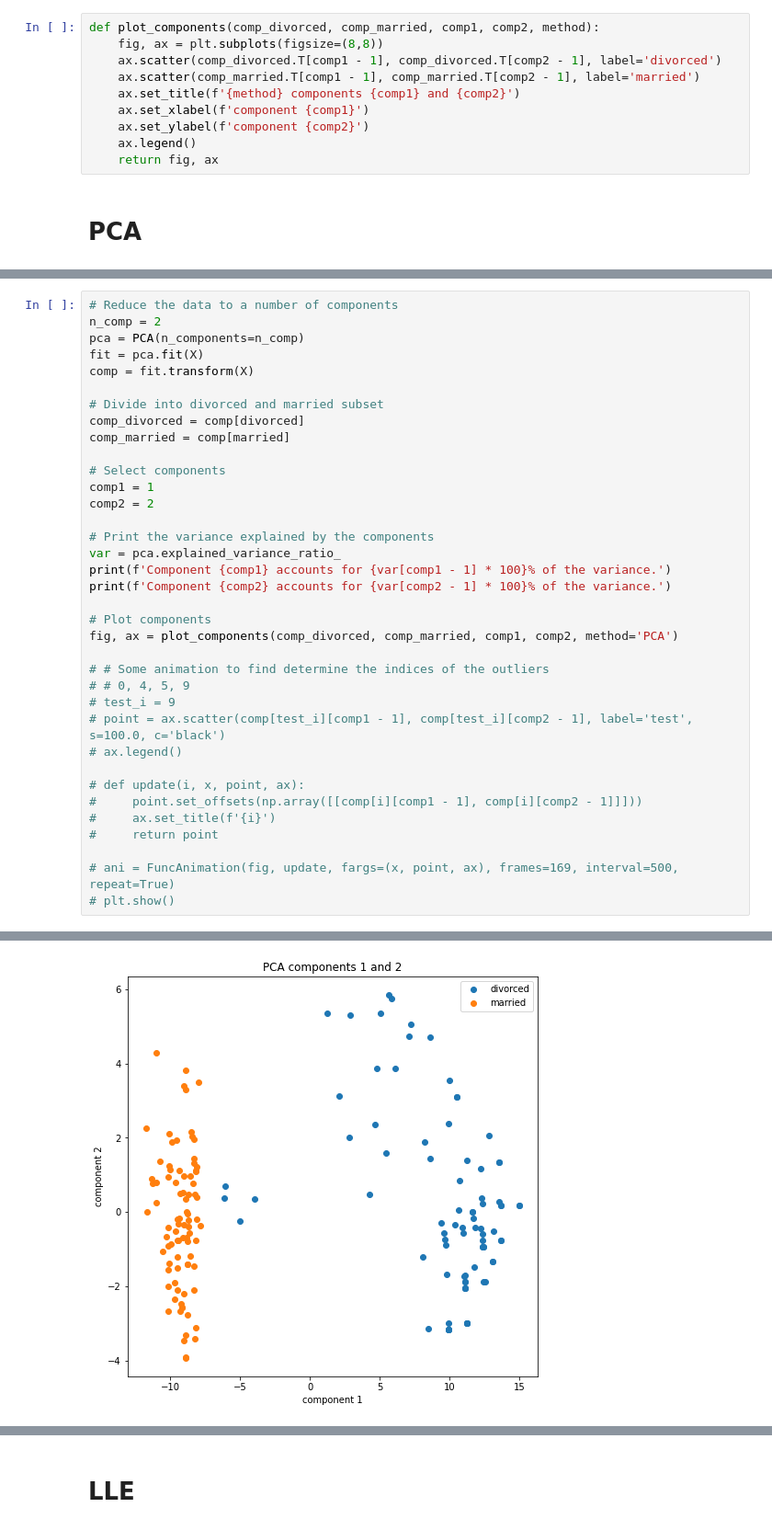
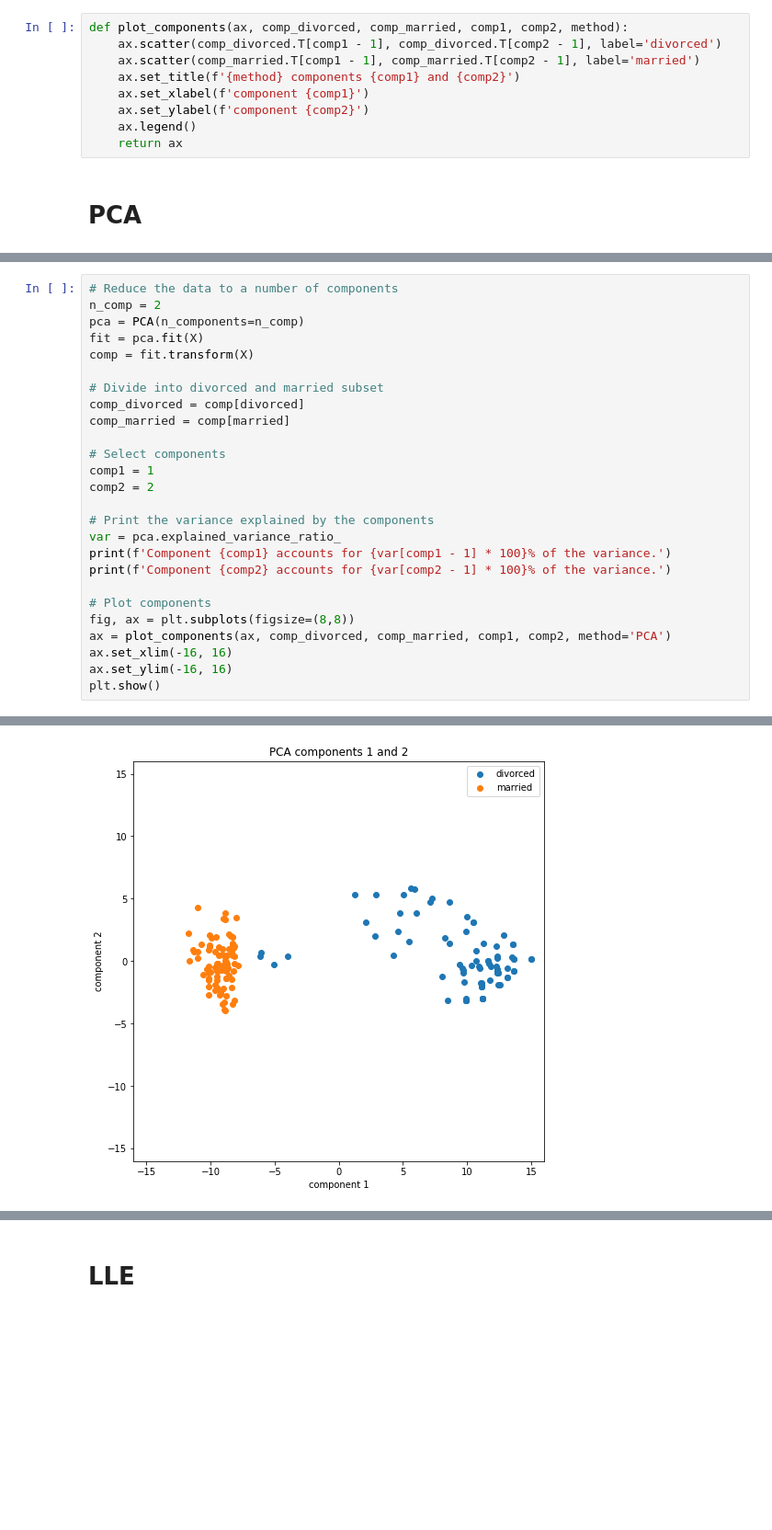
Before and after one commit to MGJvanGroeningen/aidm_assignments_21_22, a Jupyter notebook: assignment3/assignment3_m.ipynb, the cells around one changed output, grey strips where cells are left out. Shown at 92% size. Drawn from its saved outputs; the diff is of its cells as text; blank space fills up the shorter version.

```diff
--- a/assignment3/assignment3_m.ipynb
+++ b/assignment3/assignment3_m.ipynb
@@ -175,14 +180,13 @@ Married subset answers: [0 0 0 0 1 1 1 1 2 0]
 # %% [markdown]
 # Functions
 # %%
-def plot_components(comp_divorced, comp_married, comp1, comp2, method):
-    fig, ax = plt.subplots(figsize=(8,8))
+def plot_components(ax, comp_divorced, comp_married, comp1, comp2, method):
     ax.scatter(comp_divorced.T[comp1 - 1], comp_divorced.T[comp2 - 1], label='divorced')
     ax.scatter(comp_married.T[comp1 - 1], comp_married.T[comp2 - 1], label='married')
     ax.set_title(f'{method} components {comp1} and {comp2}')
     ax.set_xlabel(f'component {comp1}')
     ax.set_ylabel(f'component {comp2}')
     ax.legend()
-    return fig, ax
+    return ax
 # %% [markdown]
 # PCA
@@ -189,40 +199,30 @@ def plot_components(comp_divorced, comp_married, comp1, comp2, method):
 # %%
 # Reduce the data to a number of components
 n_comp = 2
 pca = PCA(n_components=n_comp)
 fit = pca.fit(X)
 comp = fit.transform(X)
 
 # Divide into divorced and married subset
 comp_divorced = comp[divorced]
 comp_married = comp[married]
 
 # Select components
 comp1 = 1
 comp2 = 2
 
 # Print the variance explained by the components
 var = pca.explained_variance_ratio_
 print(f'Component {comp1} accounts for {var[comp1 - 1] * 100}% of the variance.')
 print(f'Component {comp2} accounts for {var[comp2 - 1] * 100}% of the variance.')
 
 # Plot components
-fig, ax = plot_components(comp_divorced, comp_married, comp1, comp2, method='PCA')
-
-# # Some animation to find determine the indices of the outliers
-# # 0, 4, 5, 9
-# test_i = 9
-# point = ax.scatter(comp[test_i][comp1 - 1], comp[test_i][comp2 - 1], label='test', s=100.0, c='black')
-# ax.legend()
-
-# def update(i, x, point, ax):
-#     point.set_offsets(np.array([[comp[i][comp1 - 1], comp[i][comp2 - 1]]]))
-#     ax.set_title(f'{i}')
-#     return point
-
-# ani = FuncAnimation(fig, update, fargs=(x, point, ax), frames=169, interval=500, repeat=True)
-# plt.show()
+fig, ax = plt.subplots(figsize=(8,8))
+ax = plot_components(ax, comp_divorced, comp_married, comp1, comp2, method='PCA')
+ax.set_xlim(-16, 16)
+ax.set_ylim(-16, 16)
+plt.show()
 # %% [output]
 Component 1 accounts for 77.22180991968564% of the variance.
 Component 2 accounts for 3.5265046871057826% of the variance.
-[figure, old version]
+[figure, new version]
```
Also changed, not shown: parts of 17 cells of this notebook.
